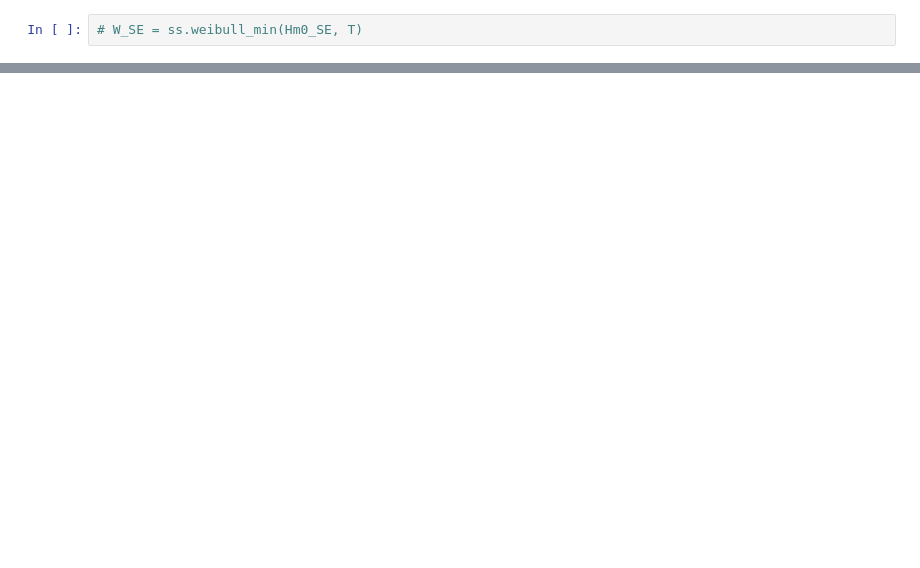
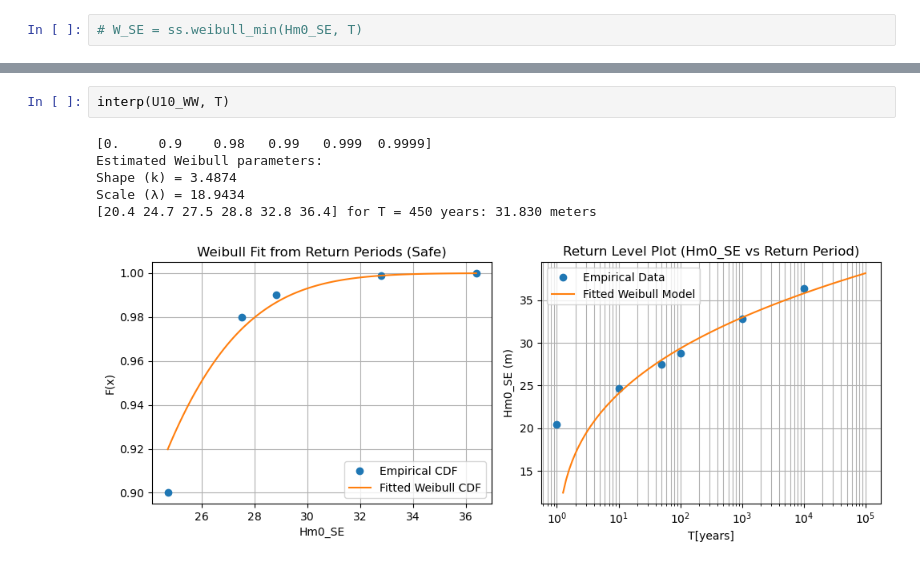
Before and after one commit to maxblw/CIEM4220_BW, a Jupyter notebook: WeibullInterpolation.ipynb, the cells around one changed output, grey strips where cells are left out. Cells and saved outputs as stored; diff of their text form; blank space fills up the shorter version.

```diff
--- a/WeibullInterpolation.ipynb
+++ b/WeibullInterpolation.ipynb
@@ -80,0 +134,9 @@ Hm0_SE for T = 450 years: 3.533 meters
+# %%
+interp(U10_WW, T)
+# %% [output]
+[0.     0.9    0.98   0.99   0.999  0.9999]
+Estimated Weibull parameters:
+Shape (k) = 3.4874
+Scale (λ) = 18.9434
+[20.4 24.7 27.5 28.8 32.8 36.4] for T = 450 years: 31.830 meters
+[figure, added]
```
Also changed, not shown: parts of 16 cells of this notebook.
